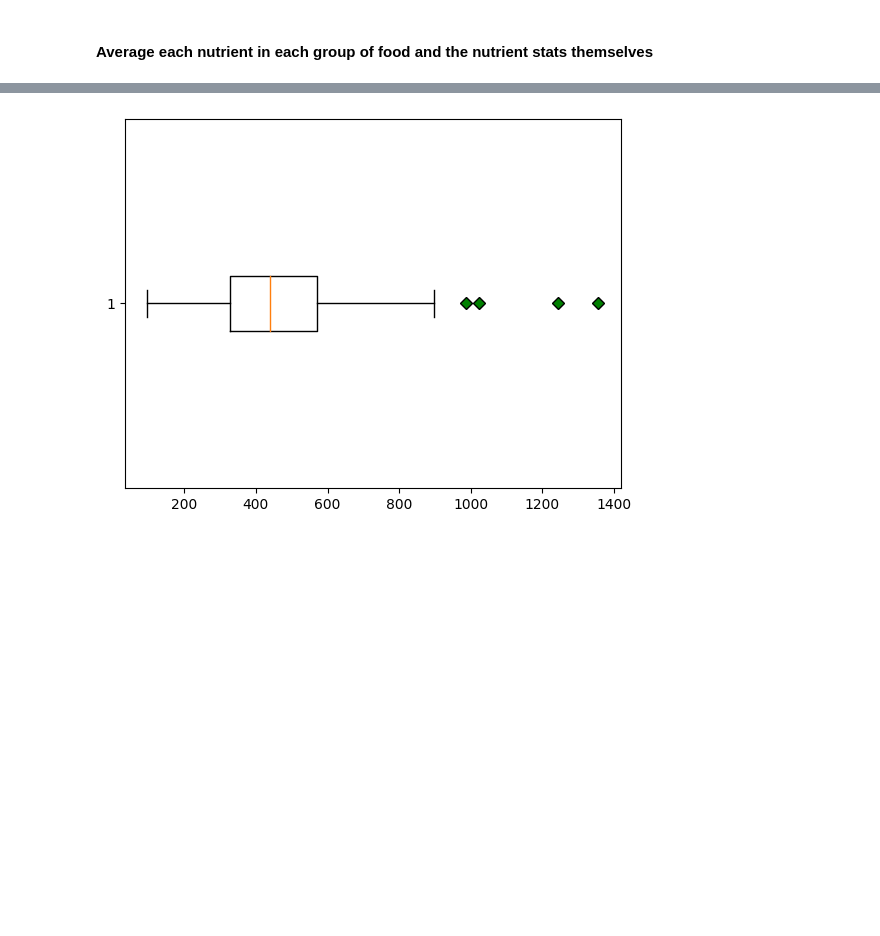
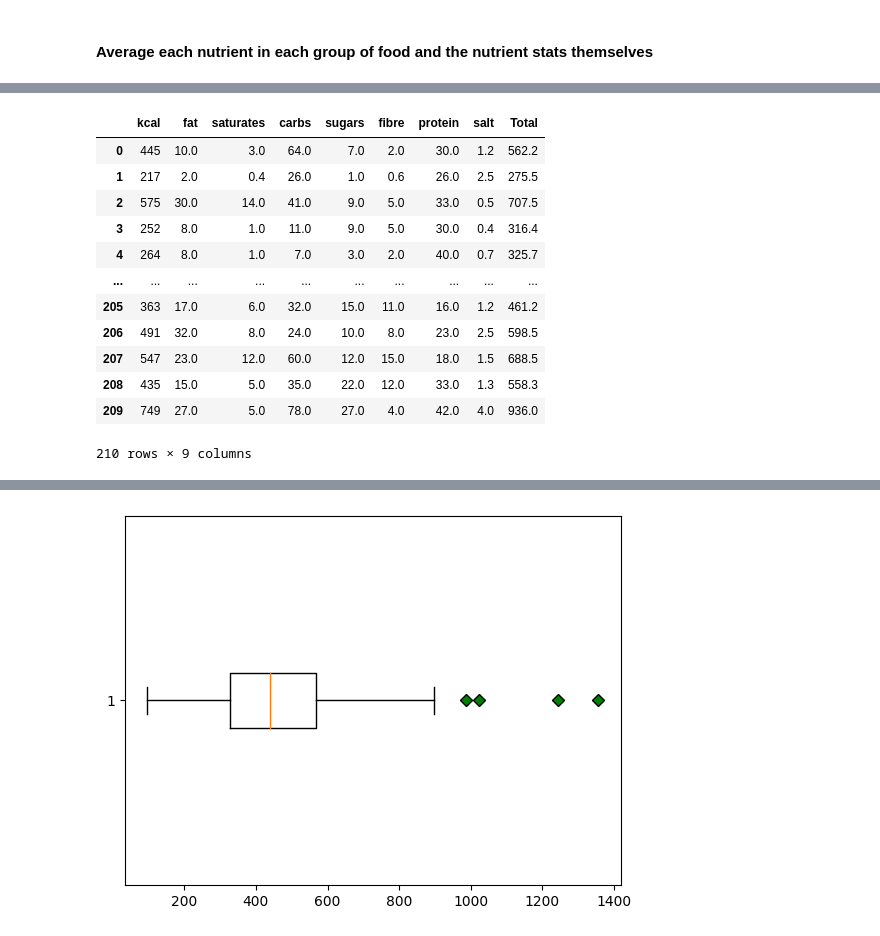
Before and after one commit to RADHASHREE26/BBC_GoodFoods, a Jupyter notebook: BBC Foods.ipynb, the cells around one changed output, grey strips where cells are left out. Drawn from its saved outputs; the diff is of its cells as text; code cells hidden in the pictures; blank space fills up the shorter version.

```diff
--- a/BBC Foods.ipynb
+++ b/BBC Foods.ipynb
@@ -1004,0 +1002,16 @@ plt.show()
+# %%
+df4
+# %% [output]
+|  | kcal | fat | saturates | carbs | sugars | fibre | protein | salt | Total |
+| 0 | 445 | 10.0 | 3.0 | 64.0 | 7.0 | 2.0 | 30.0 | 1.2 | 562.2 |
+| 1 | 217 | 2.0 | 0.4 | 26.0 | 1.0 | 0.6 | 26.0 | 2.5 | 275.5 |
+| 2 | 575 | 30.0 | 14.0 | 41.0 | 9.0 | 5.0 | 33.0 | 0.5 | 707.5 |
+| 3 | 252 | 8.0 | 1.0 | 11.0 | 9.0 | 5.0 | 30.0 | 0.4 | 316.4 |
+| 4 | 264 | 8.0 | 1.0 | 7.0 | 3.0 | 2.0 | 40.0 | 0.7 | 325.7 |
+| ... | ... | ... | ... | ... | ... | ... | ... | ... | ... |
+| 205 | 363 | 17.0 | 6.0 | 32.0 | 15.0 | 11.0 | 16.0 | 1.2 | 461.2 |
+| 206 | 491 | 32.0 | 8.0 | 24.0 | 10.0 | 8.0 | 23.0 | 2.5 | 598.5 |
+| 207 | 547 | 23.0 | 12.0 | 60.0 | 12.0 | 15.0 | 18.0 | 1.5 | 688.5 |
+| 208 | 435 | 15.0 | 5.0 | 35.0 | 22.0 | 12.0 | 33.0 | 1.3 | 558.3 |
+| 209 | 749 | 27.0 | 5.0 | 78.0 | 27.0 | 4.0 | 42.0 | 4.0 | 936.0 |
+210 rows × 9 columns
```
Also changed, not shown: parts of 33 cells of this notebook.
